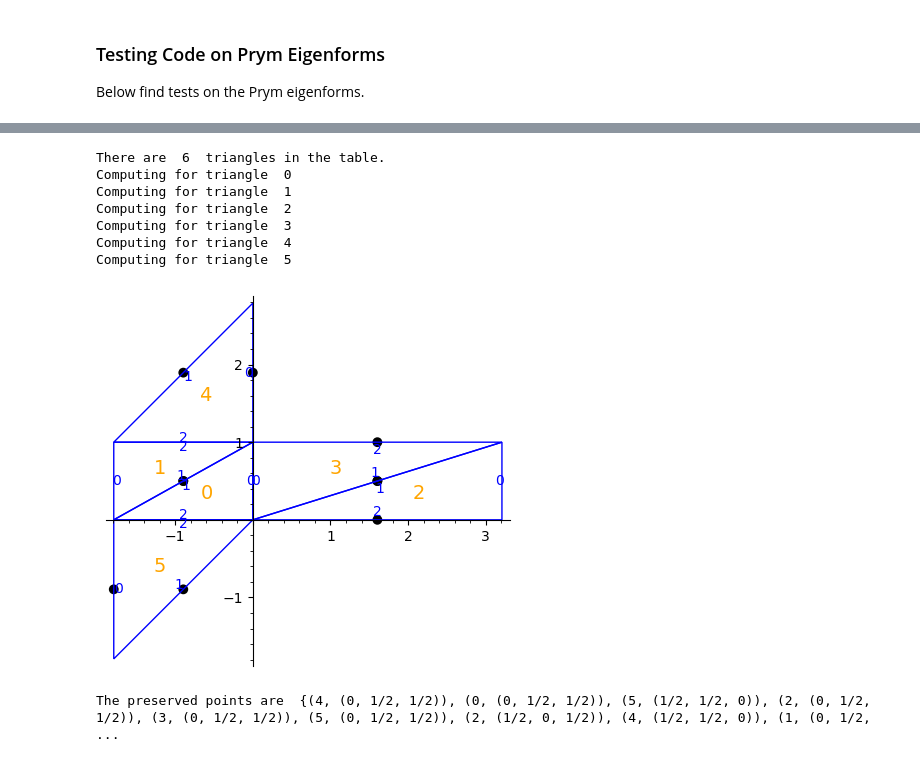
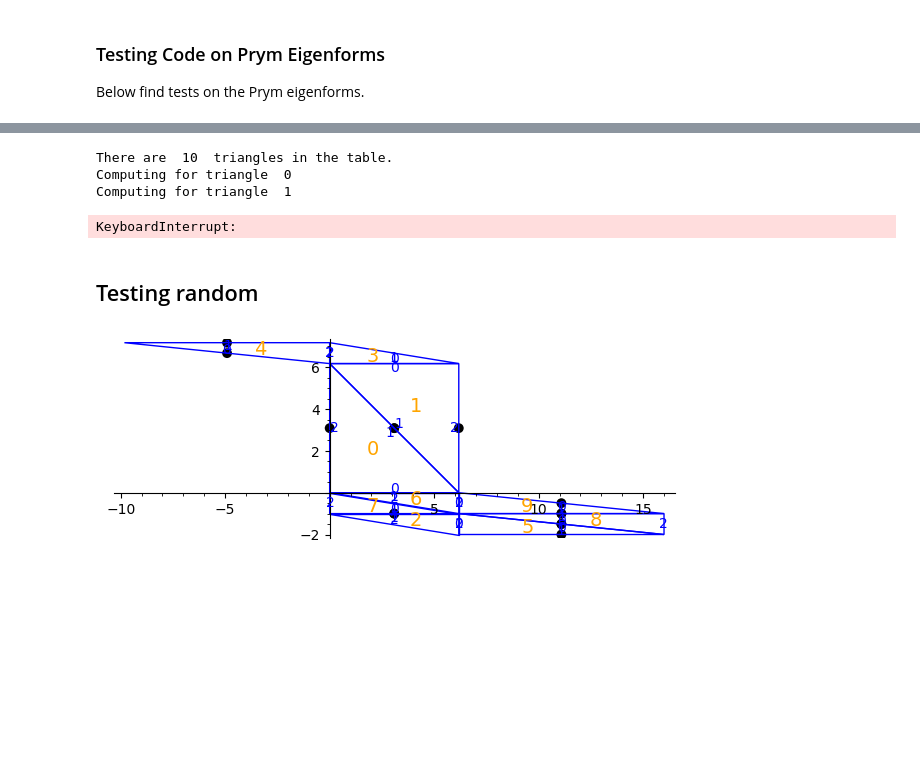
Before and after one commit to sfreedman67/samsurf, a Jupyter notebook: bowman/testing prym eigenforms.ipynb, the cells around one changed output, grey strips where cells are left out. Cells and saved outputs as stored; diff of their text form; code cells hidden in the pictures; blank space fills up the shorter version.

```diff
--- a/bowman/testing prym eigenforms.ipynb
+++ b/bowman/testing prym eigenforms.ipynb
@@ -23,0 +9,2 @@ Veech element:
+# %%
+prym = Triangulation.prym_eigenform_type_aplus(9, 2, 0, 1) # checked (9, 2, 0, 1), (16, 1, 0, 1), (16, 2, 0, 1)
@@ -24,23 +27,32 @@ Veech element:
 # %%
-# compute the set of candidate periodic points.
 candidate_points = set()
-print("There are ", len(ronen44.triangles), " triangles in the table.")
-for i in range(len(ronen44.triangles)):
+print("There are ", len(prym.triangles), " triangles in the table.")
+for i in range(len(prym.triangles)):
     print("Computing for triangle ", i)
-    tri_points = ronen44.compute_candidate_periodic_points(i, veech_elem)
+    tri_points = prym.compute_candidate_periodic_points(i, veech_elem)
     for point in tri_points:
         reformatted = (i, point)
         candidate_points.add(reformatted)
 # %% [output]
-There are  6  triangles in the table.
+There are  10  triangles in the table.
 Computing for triangle  0
 Computing for triangle  1
-Computing for triangle  2
-Computing for triangle  3
-Computing for triangle  4
-Computing for triangle  5
+KeyboardInterrupt:
 # %%
-# Now use the collection of candidate periodic points and the generators to find the periodic points
+# make functions for preping the plot
+def remove_duplicates(veech_gens):
+    for x in veech_gens:
+        x.set_immutable()
+
+    veech_set = set(veech_gens)
+    to_return = []
+    for x in veech_set:
+        y = -x
+        y.set_immutable()
+        if y not in to_return:
+            to_return.append(x)
+    return to_return
+
 def mark_points(trin, points_set, rgbcolor=(0, 0, 0)):
     trin_copy = trin
     for tri_id, pt_coords in points_set:
@@ -48,9 +60,45 @@ def mark_points(trin, points_set, rgbcolor=(0, 0, 0)):
     return trin_copy
 
 # this block runs the algorithm on all elements of the veech generators list to reduce to periodic points.
-preserved_pts = reduce_periodic_points(ronen44, candidate_points, veech_gens_list)
-mark_points(ronen44, preserved_pts).plot().show()
+veech_gens = remove_duplicates(veech_gens)
+veech_gens = veech_gens + [gen**(-1) for gen in veech_gens]
+print(len(veech_gens))
+preserved_pts = reduce_periodic_points(prym, candidate_points, veech_gens)
+mark_points(prym, preserved_pts).plot().show()
 print("The preserved points are ", preserved_pts)
-# %% [output]
-[figure, removed]
-The preserved points are  {(4, (0, 1/2, 1/2)), (0, (0, 1/2, 1/2)), (5, (1/2, 1/2, 0)), (2, (0, 1/2, 1/2)), (3, (0, 1/2, 1/2)), (5, (0, 1/2, 1/2)), (2, (1/2, 0, 1/2)), (4, (1/2, 1/2, 0)), (1, (0, 1/2,  ...
+# %% [markdown]
+## Testing random
+# %%
+def remove_duplicates(veech_gens):
+    for x in veech_gens:
+        x.set_immutable()
+
+    veech_set = set(veech_gens)
+    to_return = []
+    for x in veech_set:
+        y = -x
+        y.set_immutable()
+        if y not in to_return:
+            to_return.append(x)
+    return to_return
+
+def mark_points(trin, points_set, rgbcolor=(0, 0, 0)):
+    trin_copy = trin
+    for tri_id, pt_coords in points_set:
+        trin_copy = trin_copy.mark_point(tri_id, pt_coords, rgbcolor)
+    return trin_copy
+
+veech_gens = remove_duplicates(veech_gens)
+weierstrass = {(0, (0, 1/2, 1/2)),
+               (2, (0, 1/2, 1/2)),
+               (0, (1/2, 0, 1/2)),
+               (1, (1/2, 0, 1/2)),
+               (8, (0, 1/2, 1/2)),
+               (8, (1/2, 1/2, 0)),
+               (4, (0, 1/2, 1/2)),
+               (4, (1/2, 1/2, 0)),
+              }
+# %%
+mark_points(prym, weierstrass).plot()
+# %% [output]
+[figure, added]
```
Also changed, not shown: parts of 10 cells of this notebook, 2 other files.
